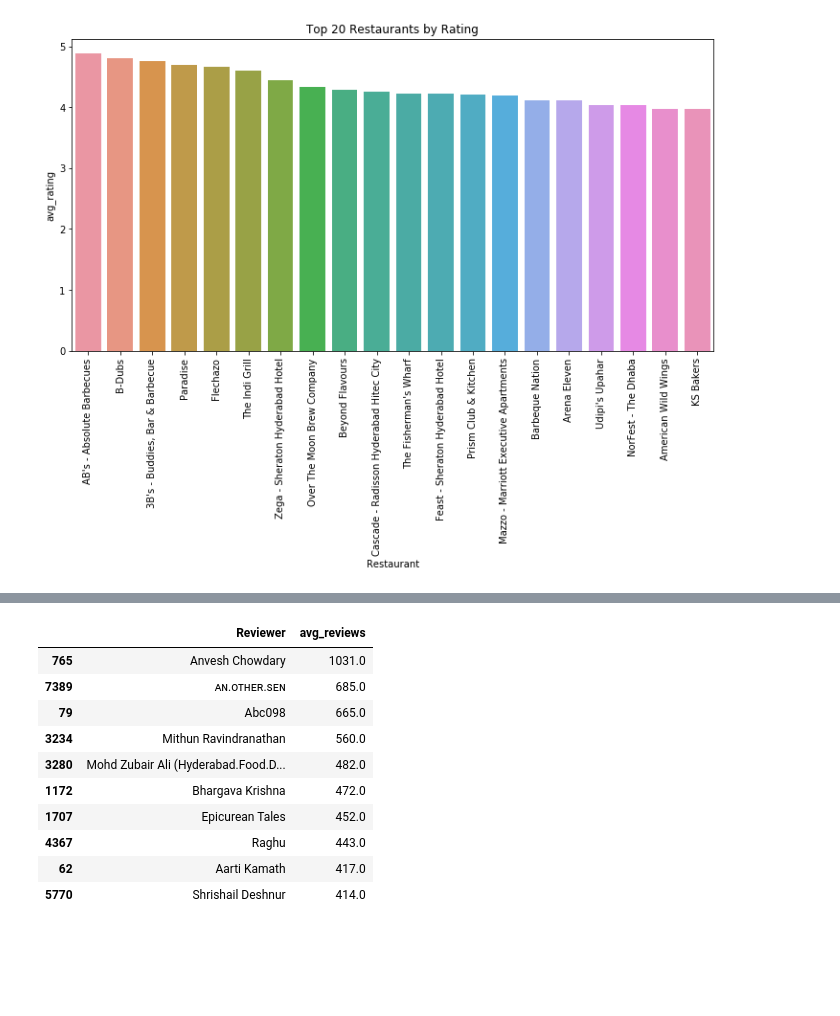
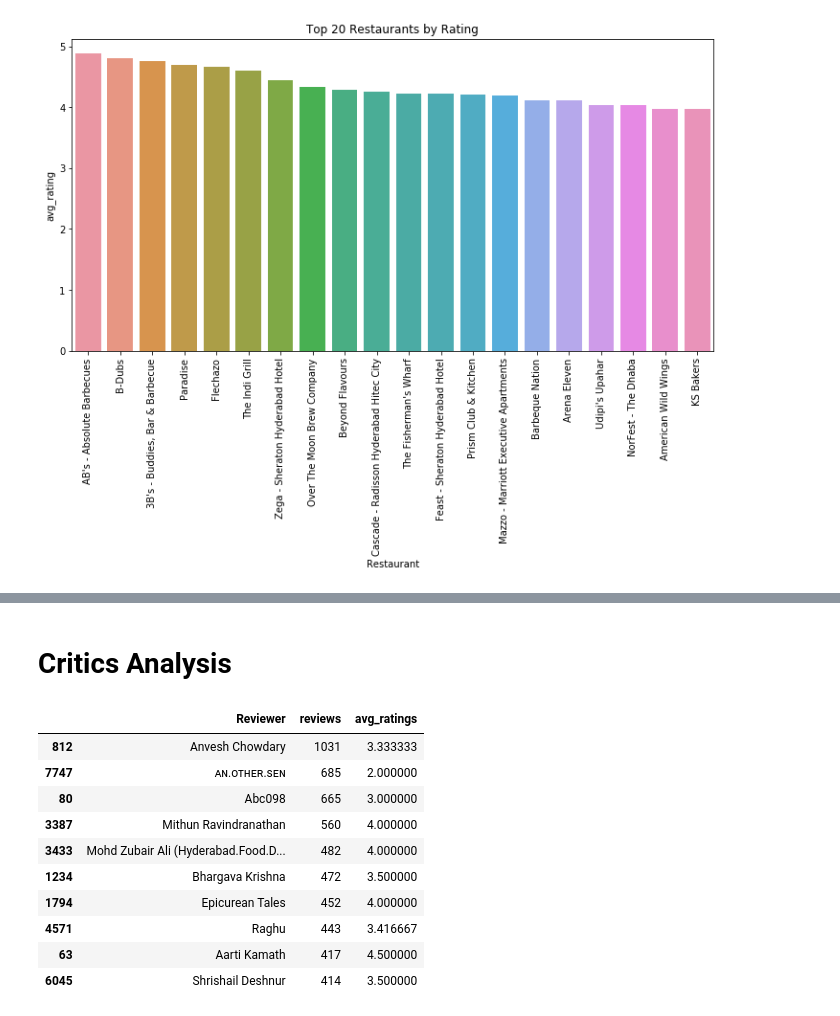
Before and after one commit to bhanuprakash-7/zomato-reviews-clustering-sentimental-analysis, a Jupyter notebook: ZOMATO RESTAURANT CLUSTERING AND SENTIMENT ANALYSIS.ipynb, the cells around one changed output, grey strips where cells are left out. Drawn from its saved outputs; the diff is of its cells as text; code cells hidden in the pictures; blank space fills up the shorter version.

```diff
--- a/ZOMATO RESTAURANT CLUSTERING AND SENTIMENT ANALYSIS.ipynb
+++ b/ZOMATO RESTAURANT CLUSTERING AND SENTIMENT ANALYSIS.ipynb
@@ -358,16 +421,18 @@ plt.show()
+# %% [markdown]
+# Critics Analysis
 # %%
-by_reviews = df.groupby('Reviewer')['reviews'].mean().reset_index().sort_values(by='reviews',ascending=False)
-by_reviews.columns=['Reviewer','avg_reviews']
+by_reviews = df.groupby(['Reviewer','reviews'])['Rating'].mean().reset_index().sort_values(by='reviews',ascending=False)
+by_reviews.columns=['Reviewer','reviews','avg_ratings']
 by_reviews.head(10)
 # %% [output]
-|  | Reviewer | avg_reviews |
-| 765 | Anvesh Chowdary | 1031.0 |
-| 7389 | ᴀɴ.ᴏᴛʜᴇʀ.sᴇɴ | 685.0 |
-| 79 | Abc098 | 665.0 |
-| 3234 | Mithun Ravindranathan | 560.0 |
-| 3280 | Mohd Zubair Ali (Hyderabad.Food.D... | 482.0 |
-| 1172 | Bhargava Krishna | 472.0 |
-| 1707 | Epicurean Tales | 452.0 |
-| 4367 | Raghu | 443.0 |
-| 62 | Aarti Kamath | 417.0 |
-| 5770 | Shrishail Deshnur | 414.0 |
+|  | Reviewer | reviews | avg_ratings |
+| 812 | Anvesh Chowdary | 1031 | 3.333333 |
+| 7747 | ᴀɴ.ᴏᴛʜᴇʀ.sᴇɴ | 685 | 2.000000 |
+| 80 | Abc098 | 665 | 3.000000 |
+| 3387 | Mithun Ravindranathan | 560 | 4.000000 |
+| 3433 | Mohd Zubair Ali (Hyderabad.Food.D... | 482 | 4.000000 |
+| 1234 | Bhargava Krishna | 472 | 3.500000 |
+| 1794 | Epicurean Tales | 452 | 4.000000 |
+| 4571 | Raghu | 443 | 3.416667 |
+| 63 | Aarti Kamath | 417 | 4.500000 |
+| 6045 | Shrishail Deshnur | 414 | 3.500000 |
```
Also changed, not shown: parts of 23 cells of this notebook.
